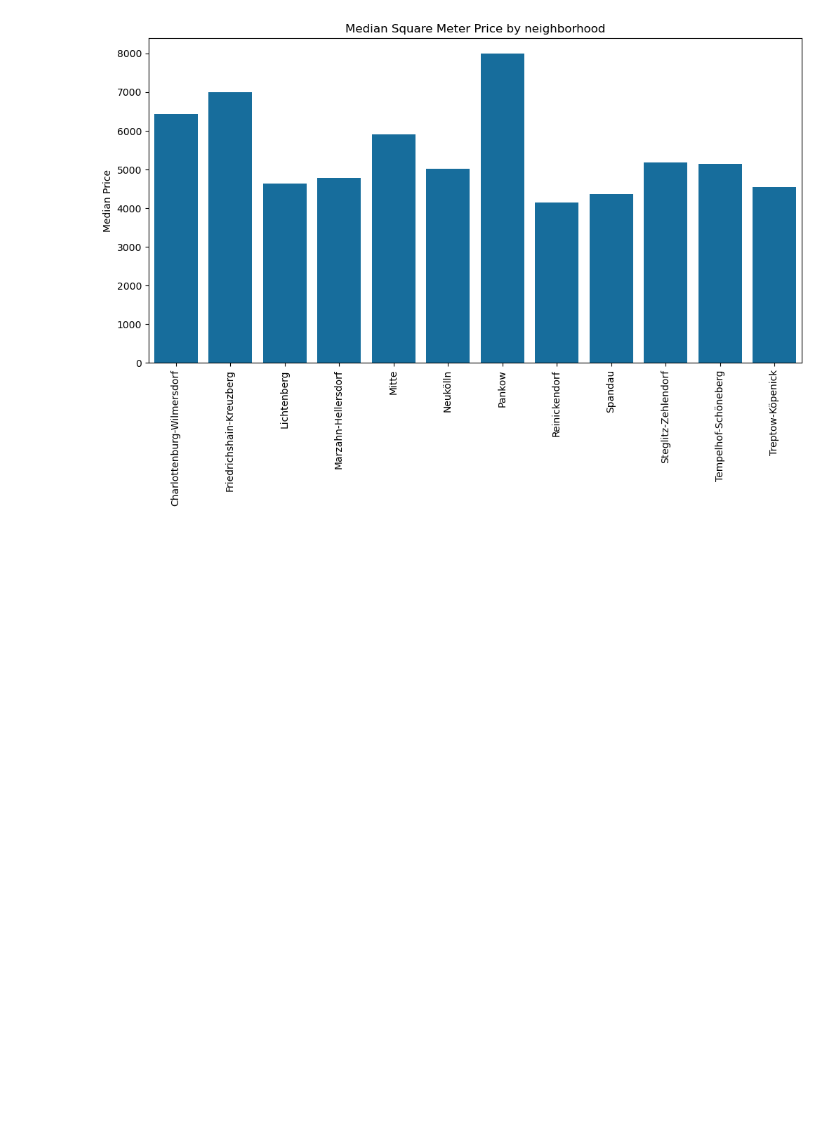
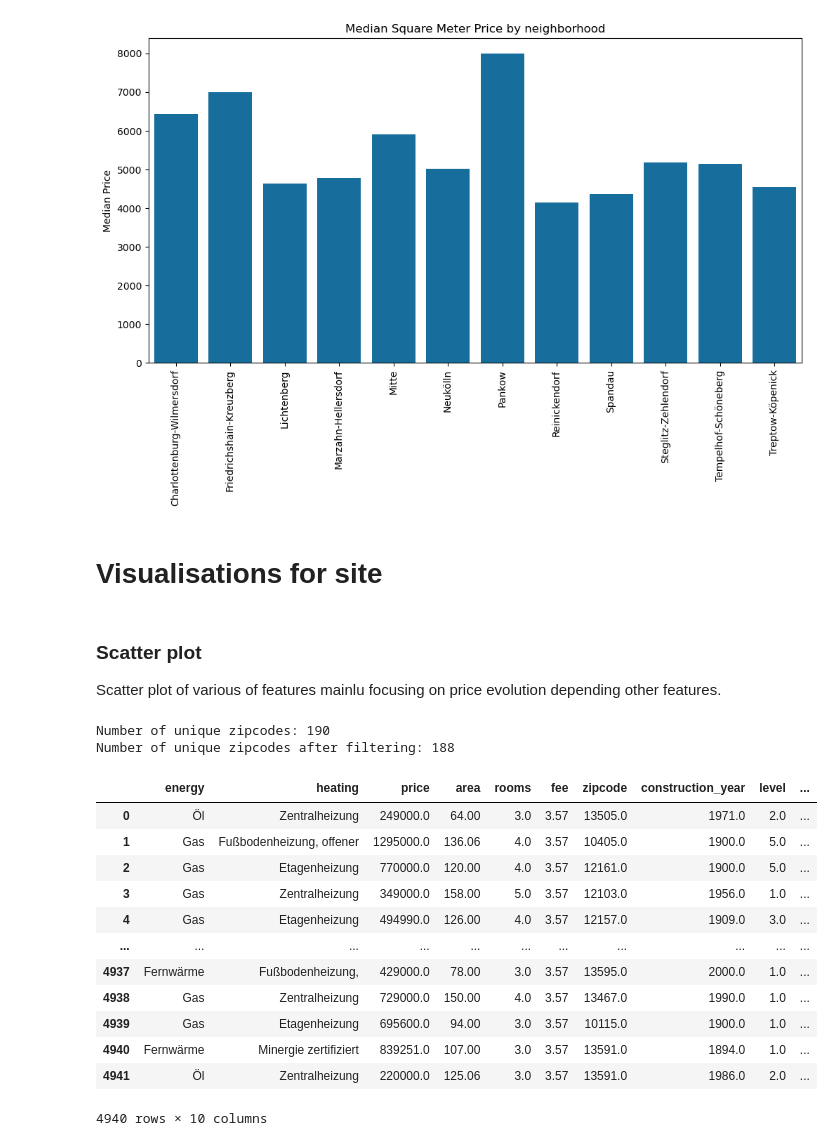
Before and after one commit to com-480-data-visualization/VisualEstate, a Jupyter notebook: EDA/berlin.ipynb, the cells around one changed output. Drawn from its saved outputs; the diff is of its cells as text; code cells hidden in the pictures; blank space fills up the shorter version.

```diff
--- a/EDA/berlin.ipynb
+++ b/EDA/berlin.ipynb
@@ -322,3 +322,39 @@ plt.ylabel('Median Price')
 plt.show()
 # %% [output]
 [figure]
+# %% [markdown]
+# Visualisations for site
+# %% [markdown]
+### Scatter plot
+
+Scatter plot of various of features mainlu focusing on price evolution depending other features.
+# %%
+df = pd.read_csv('../data/berlin_houses_apr2023.csv')
+
+#get how many unique zipcode is in the dataset
+unique_zipcodes = df['zipcode'].nunique()
+print(f'Number of unique zipcodes: {unique_zipcodes}')
+
+#keep only the zipcodes that start with 10, 12, 13, 14
+df = df[df['zipcode'].astype(str).str.startswith(('10', '12', '13', '14'))]
+print(f'Number of unique zipcodes after filtering: {df['zipcode'].nunique()}')
+
+df = df.drop(columns='url')
+
+df
+# %% [output]
+Number of unique zipcodes: 190
+Number of unique zipcodes after filtering: 188
+|  | energy | heating | price | area | rooms | fee | zipcode | construction_year | level | ... |
+| 0 | Öl | Zentralheizung | 249000.0 | 64.00 | 3.0 | 3.57 | 13505.0 | 1971.0 | 2.0 | ... |
+| 1 | Gas | Fußbodenheizung, offener | 1295000.0 | 136.06 | 4.0 | 3.57 | 10405.0 | 1900.0 | 5.0 | ... |
+| 2 | Gas | Etagenheizung | 770000.0 | 120.00 | 4.0 | 3.57 | 12161.0 | 1900.0 | 5.0 | ... |
+| 3 | Gas | Zentralheizung | 349000.0 | 158.00 | 5.0 | 3.57 | 12103.0 | 1956.0 | 1.0 | ... |
+| 4 | Gas | Etagenheizung | 494990.0 | 126.00 | 4.0 | 3.57 | 12157.0 | 1909.0 | 3.0 | ... |
+| ... | ... | ... | ... | ... | ... | ... | ... | ... | ... | ... |
+| 4937 | Fernwärme | Fußbodenheizung, | 429000.0 | 78.00 | 3.0 | 3.57 | 13595.0 | 2000.0 | 1.0 | ... |
+| 4938 | Gas | Zentralheizung | 729000.0 | 150.00 | 4.0 | 3.57 | 13467.0 | 1990.0 | 1.0 | ... |
+| 4939 | Gas | Etagenheizung | 695600.0 | 94.00 | 3.0 | 3.57 | 10115.0 | 1900.0 | 1.0 | ... |
+| 4940 | Fernwärme | Minergie zertifiziert | 839251.0 | 107.00 | 3.0 | 3.57 | 13591.0 | 1894.0 | 1.0 | ... |
+| 4941 | Öl | Zentralheizung | 220000.0 | 125.06 | 3.0 | 3.57 | 13591.0 | 1986.0 | 2.0 | ... |
+4940 rows × 10 columns
```
Also changed, not shown: parts of 6 cells of this notebook, 4 other files.
